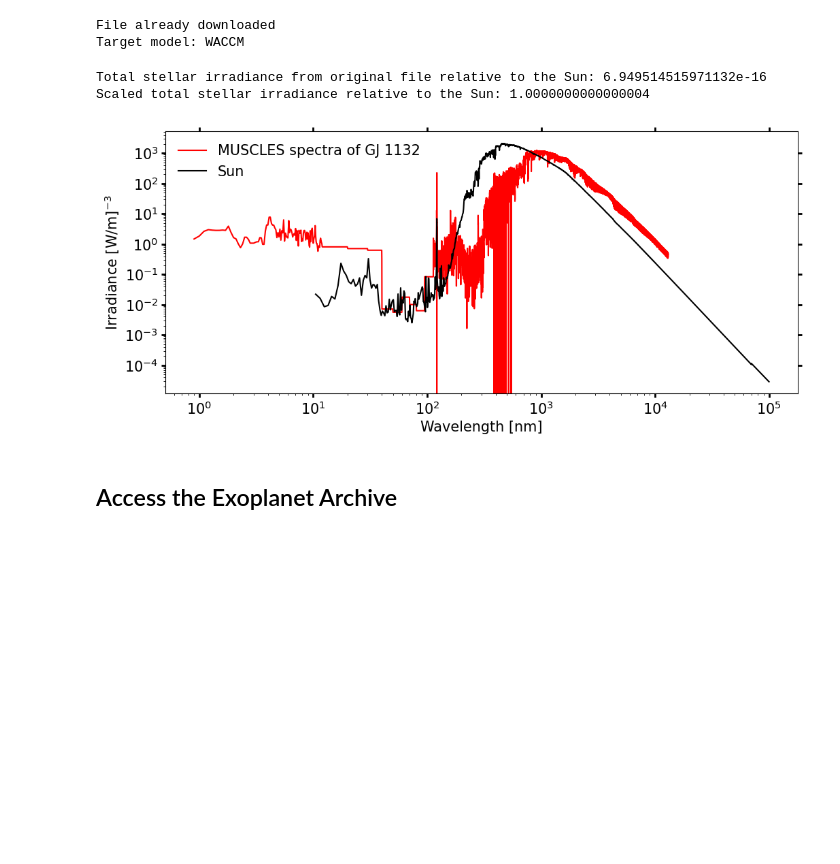
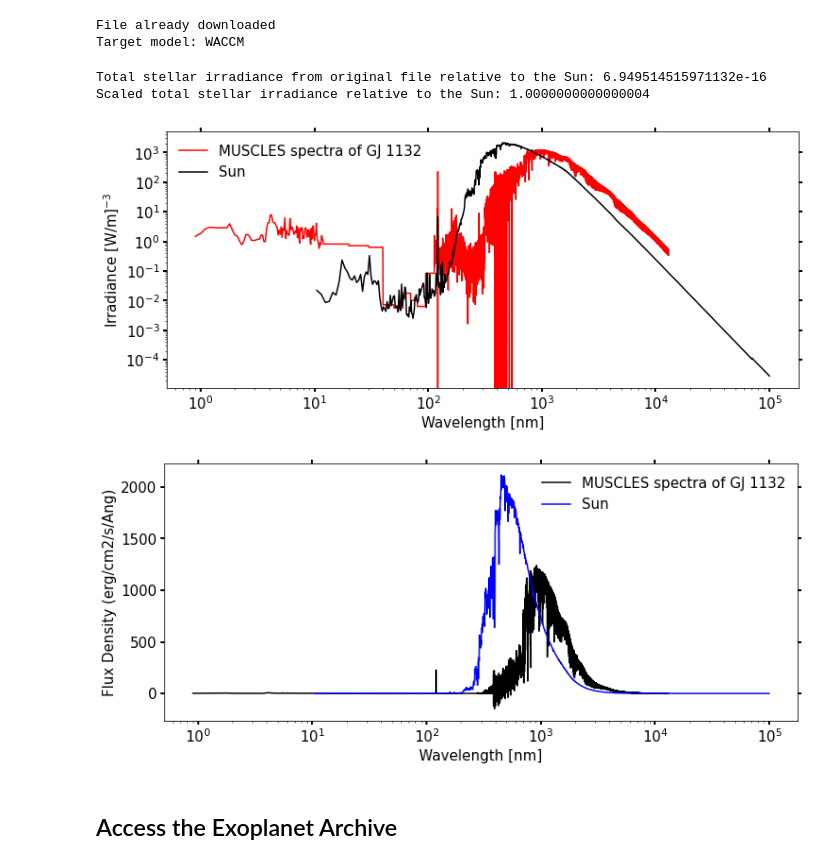
Before and after one commit to jack-eddy-symposium/exoplanetary-impact, a Jupyter notebook: SWIM/Stellar_Wind_and_Irradiance_Module.ipynb, the cells around one changed output. Cells and saved outputs as stored; diff of their text form; code cells hidden in the pictures; blank space fills up the shorter version.

Commit message:
Updating SWIM - adding plotting module

```diff
--- a/SWIM/Stellar_Wind_and_Irradiance_Module.ipynb
+++ b/SWIM/Stellar_Wind_and_Irradiance_Module.ipynb
@@ -198,31 +195,24 @@ Target model: WACCM
 # %%
 # find total stellar irradiance from file
 # get total stellar irradiance at top of atmosphere
 
 TSI_spectra = trapz(New_flux, Wavelength)
 print('Total stellar irradiance from original file relative to the Sun: '+ str(TSI_spectra/Irradiance_at_Earth))
 
 # scale TSI
 Scaled_flux_to_Earth = New_flux/(TSI_spectra/Irradiance_at_Earth)
 TSI_spectra = trapz(Scaled_flux_to_Earth, Wavelength)
 print('Scaled total stellar irradiance relative to the Sun: '+ str(TSI_spectra/Irradiance_at_Earth))
 
 #compare spectra to Sun
-plt.figure(figsize = (12,5))
-plt.plot(plot_Wavelength, Scaled_flux_to_Earth, color = 'r', label = 'MUSCLES spectra of '+star_name)
-plt.plot(model_wavelength, model_flux, color = 'k', label = starlabel)
-plt.tick_params(labelsize = 15, width = 2, length = 4, right = True, top = True)
-plt.xlabel('Wavelength [nm]', fontsize = 15); plt.xscale('log')
-plt.ylabel('Irradiance [W/m]'+sup(-3), fontsize = 15); plt.yscale('log')
-plt.xscale('log')
-plt.yscale('log')
-plt.legend(loc = 0, frameon = False, fontsize = 15)
-
-plt.show()
+plot_spectrum(wav1 = plot_Wavelength, flux1 = Scaled_flux_to_Earth, wav2 = model_wavelength, flux2 = model_flux,
+              number = 2, flux_units = '(erg/cm2/s/Ang)',
+              label1 = 'MUSCLES spectra of '+star_name, label2 = starlabel)
 # %% [output]
 Total stellar irradiance from original file relative to the Sun: 6.949514515971132e-16
 Scaled total stellar irradiance relative to the Sun: 1.0000000000000004
-[figure, old version]
+[figure, new version]
+[figure, added]
 # %% [markdown]
 ## Access the Exoplanet Archive
 # %%
```
Also changed, not shown: parts of 9 cells of this notebook, 10 other files.
